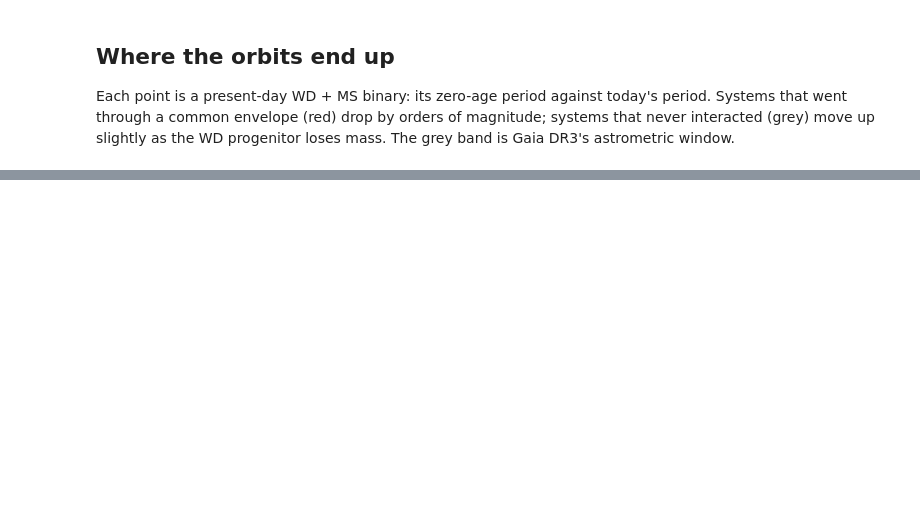
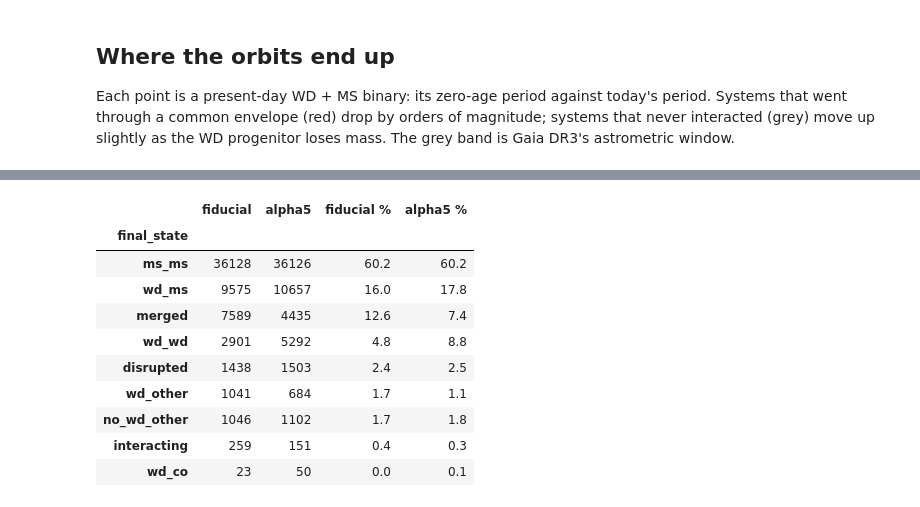
Before and after one commit to emmachickles/gaia_popsynth, a Jupyter notebook: notebooks/01_cosmic_population.ipynb, the cells around one changed output, grey strips where cells are left out. Cells and saved outputs as stored; diff of their text form; code cells hidden in the pictures; blank space fills up the shorter version.

```diff
--- a/notebooks/01_cosmic_population.ipynb
+++ b/notebooks/01_cosmic_population.ipynb
@@ -119,0 +135,18 @@ Next: [02_galaxy_and_gaia_selection.ipynb](02_galaxy_and_gaia_selection.ipynb).
+# %%
+finals = {t: analysis.load_final(t) for t in ["fiducial", "alpha5"]}
+order = ["ms_ms", "wd_ms", "merged", "wd_wd", "disrupted", "wd_other", "no_wd_other", "interacting", "wd_co"]
+counts = pd.DataFrame({t: f.final_state.value_counts() for t, f in finals.items()}).reindex(order).fillna(0).astype(int)
+share = (100 * counts / counts.sum()).round(1).add_suffix(" %")
+pd.concat([counts, share], axis=1)
+# %% [output]
+|  | fiducial | alpha5 | fiducial % | alpha5 % |
+| final_state |  |  |  |  |
+| ms_ms | 36128 | 36126 | 60.2 | 60.2 |
+| wd_ms | 9575 | 10657 | 16.0 | 17.8 |
+| merged | 7589 | 4435 | 12.6 | 7.4 |
+| wd_wd | 2901 | 5292 | 4.8 | 8.8 |
+| disrupted | 1438 | 1503 | 2.4 | 2.5 |
+| wd_other | 1041 | 684 | 1.7 | 1.1 |
+| no_wd_other | 1046 | 1102 | 1.7 | 1.8 |
+| interacting | 259 | 151 | 0.4 | 0.3 |
+| wd_co | 23 | 50 | 0.0 | 0.1 |
```
Also changed, not shown: parts of 9 cells of this notebook, 18 other files.
